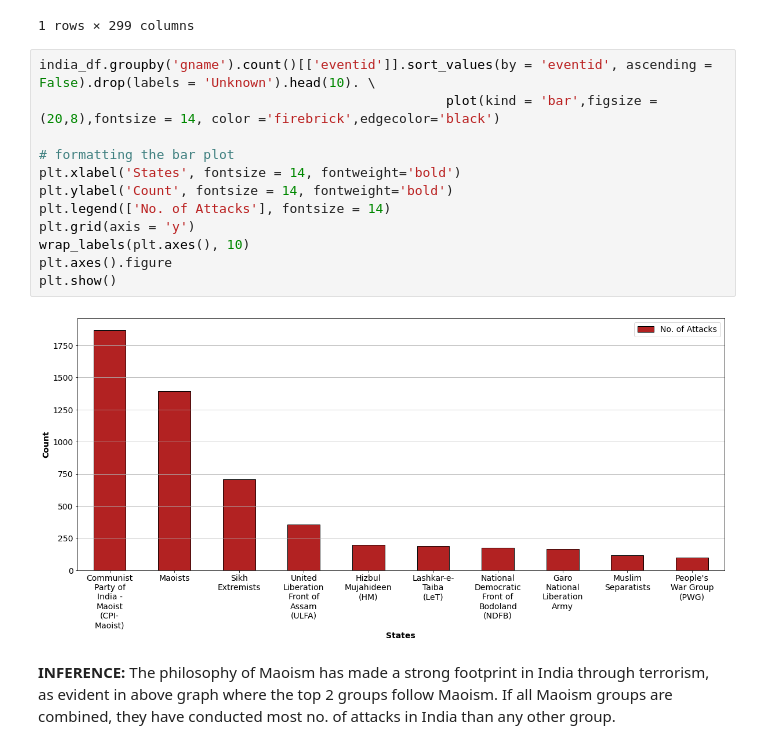
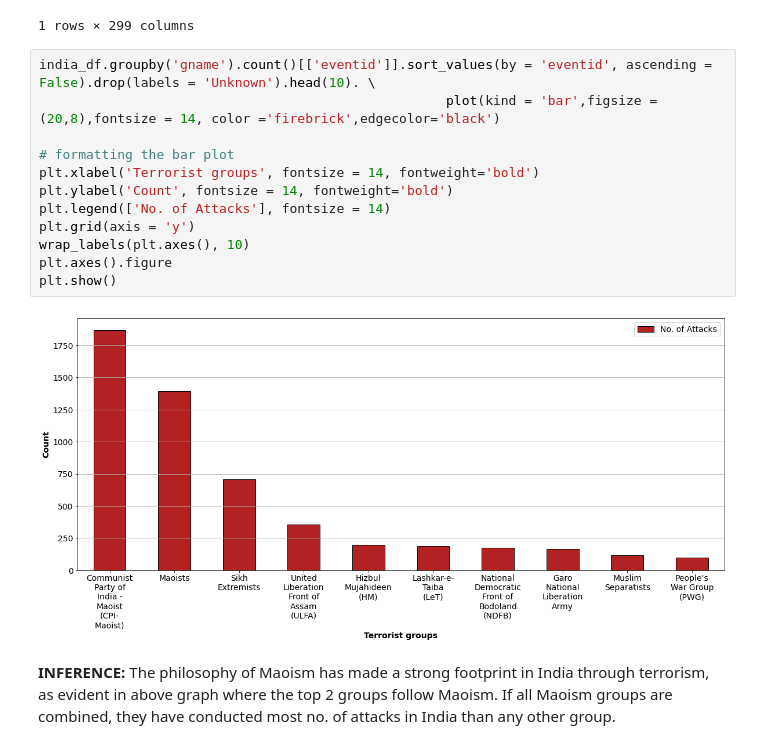
Before and after one commit to Pramathesh1/Global_Terrorism_Analysis, a Jupyter notebook: Individual_Colab_Global_Terrorism_Analysis.ipynb, the cells around one changed output. Drawn from its saved outputs; the diff is of its cells as text.

```diff
--- a/Individual_Colab_Global_Terrorism_Analysis.ipynb
+++ b/Individual_Colab_Global_Terrorism_Analysis.ipynb
@@ -631,17 +631,17 @@ india_df.groupby('gname').count()[['eventid']].sort_values(by = 'eventid', ascen
 # %%
 india_df.groupby('gname').count()[['eventid']].sort_values(by = 'eventid', ascending = False).drop(labels = 'Unknown').head(10). \
                                                     plot(kind = 'bar',figsize = (20,8),fontsize = 14, color ='firebrick',edgecolor='black')
 
 # formatting the bar plot
-plt.xlabel('States', fontsize = 14, fontweight='bold')
+plt.xlabel('Terrorist groups', fontsize = 14, fontweight='bold')
 plt.ylabel('Count', fontsize = 14, fontweight='bold')
 plt.legend(['No. of Attacks'], fontsize = 14)
 plt.grid(axis = 'y')
 wrap_labels(plt.axes(), 10)
 plt.axes().figure
 plt.show()
 # %% [output]
-[figure, old version]
+[figure, new version]
 # %% [markdown]
 **INFERENCE:** The philosophy of Maoism has made a strong footprint in India through terrorism, as evident in above graph where the top 2 groups follow Maoism. If all Maoism groups are combined, they have conducted most no. of attacks in India than any other group.
 # %% [markdown]
```
Also changed, not shown: parts of 1 cell of this notebook.
